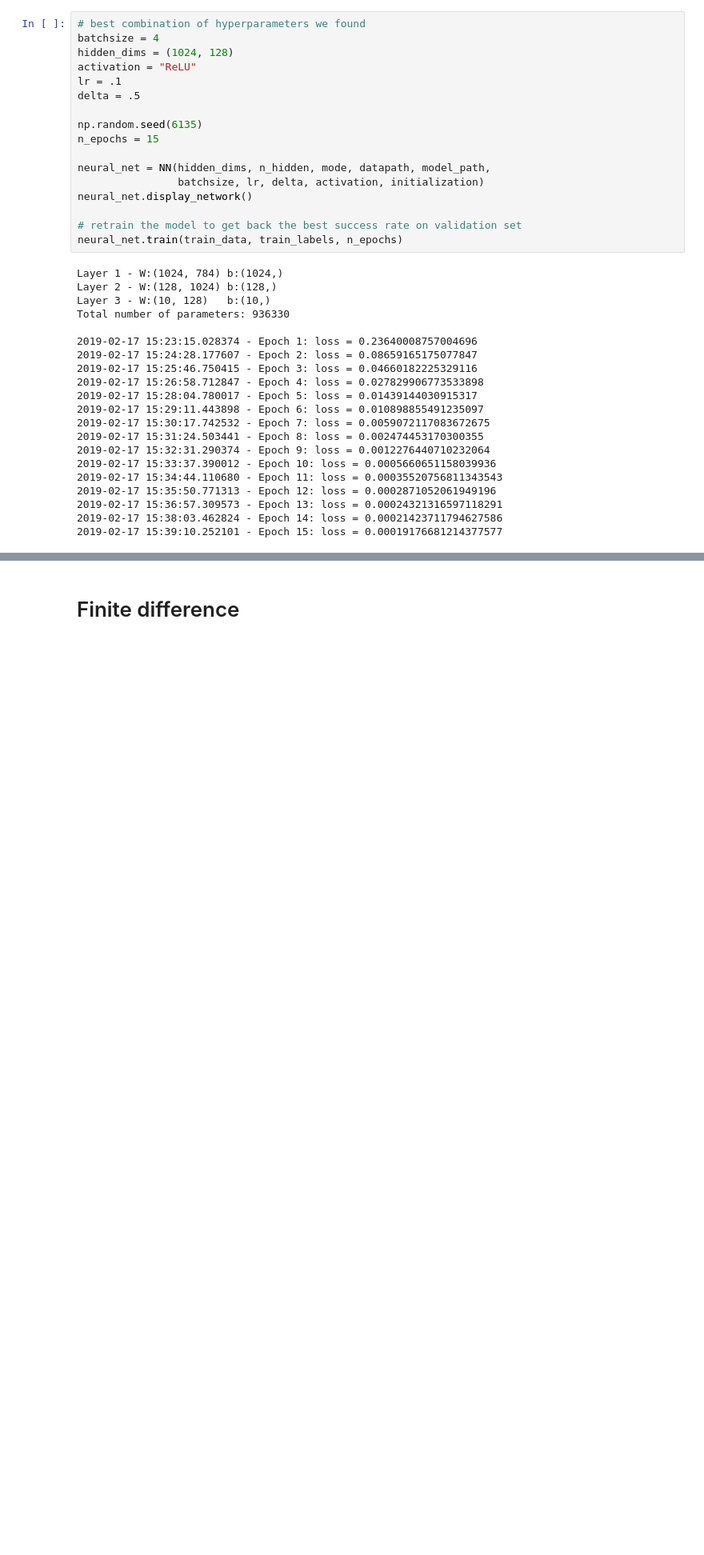
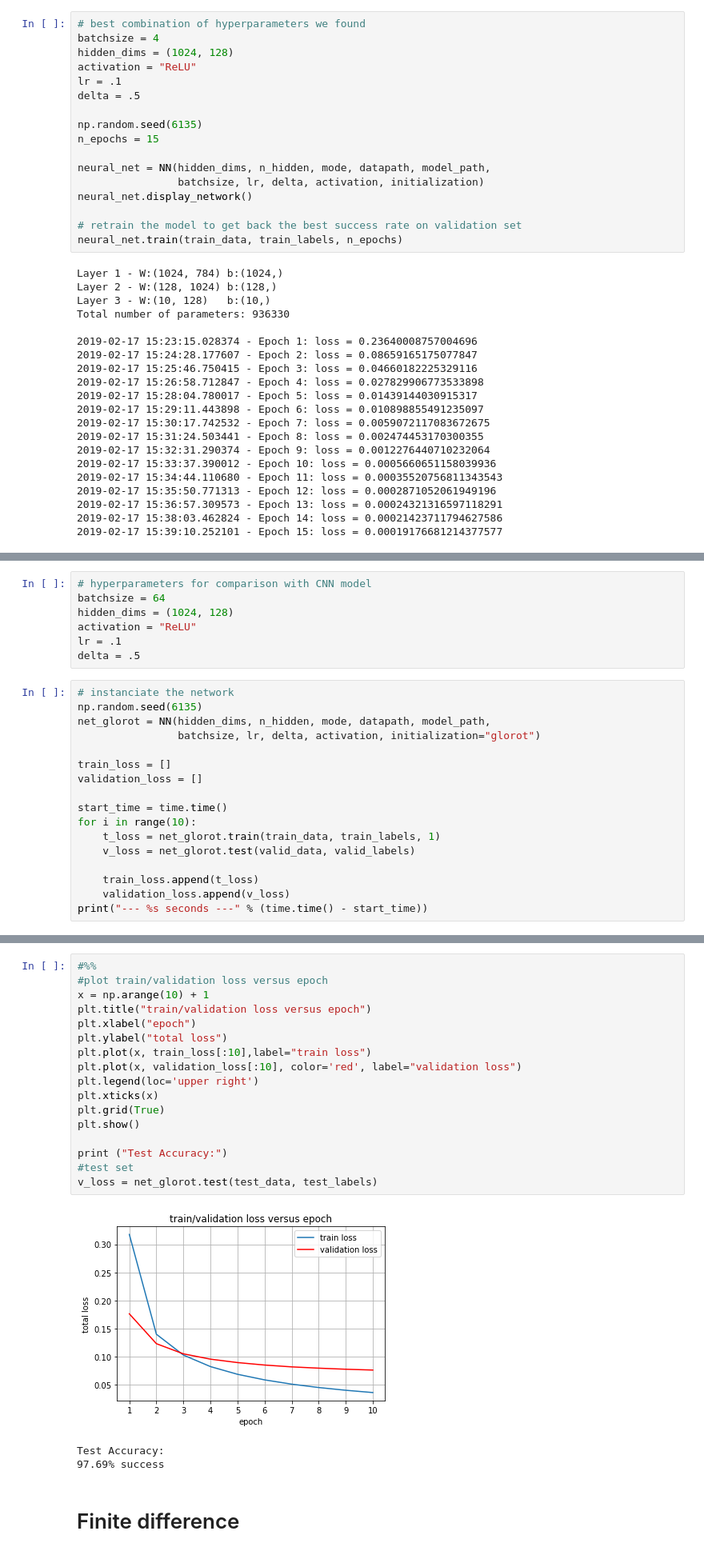
Before and after one commit to deladurantayefrancis/IFT6135H19_assignment1, a Jupyter notebook: part1_mlp.ipynb, the cells around one changed output, grey strips where cells are left out. Shown: that part at 80% size. Drawn from its saved outputs; the diff is of its cells as text; blank space fills up the shorter version.

Commit message:
train and test functions now return loss, added validation vs traning loss comparison

```diff
--- a/part1_mlp.ipynb
+++ b/part1_mlp.ipynb
@@ -488,0 +496,24 @@ Test set:       98.31% success
+# %%
+# hyperparameters for comparison with CNN model
+batchsize = 64
+hidden_dims = (1024, 128)
+activation = "ReLU"
+lr = .1
+delta = .5
+# %%
+# instanciate the network
+np.random.seed(6135)
+net_glorot = NN(hidden_dims, n_hidden, mode, datapath, model_path,
+                batchsize, lr, delta, activation, initialization="glorot")
+
+train_loss = []
+validation_loss = []
+
+start_time = time.time()
+for i in range(10):
+    t_loss = net_glorot.train(train_data, train_labels, 1)
+    v_loss = net_glorot.test(valid_data, valid_labels)
+
+    train_loss.append(t_loss)
+    validation_loss.append(v_loss)
+print("--- %s seconds ---" % (time.time() - start_time))
@@ -489,3 +538,24 @@ Test set:       98.31% success
+# %%
+#%%
+#plot train/validation loss versus epoch
+x = np.arange(10) + 1
+plt.title("train/validation loss versus epoch")
+plt.xlabel("epoch")
+plt.ylabel("total loss")
+plt.plot(x, train_loss[:10],label="train loss")
+plt.plot(x, validation_loss[:10], color='red', label="validation loss")
+plt.legend(loc='upper right')
+plt.xticks(x)
+plt.grid(True)
+plt.show()
+
+print ("Test Accuracy:")
+#test set
+v_loss = net_glorot.test(test_data, test_labels)
+# %% [output]
+[figure, added]
+Test Accuracy:
+97.69% success
 # %% [markdown]
 # Finite difference
 # %%
```
Also changed, not shown: parts of 6 cells of this notebook.
